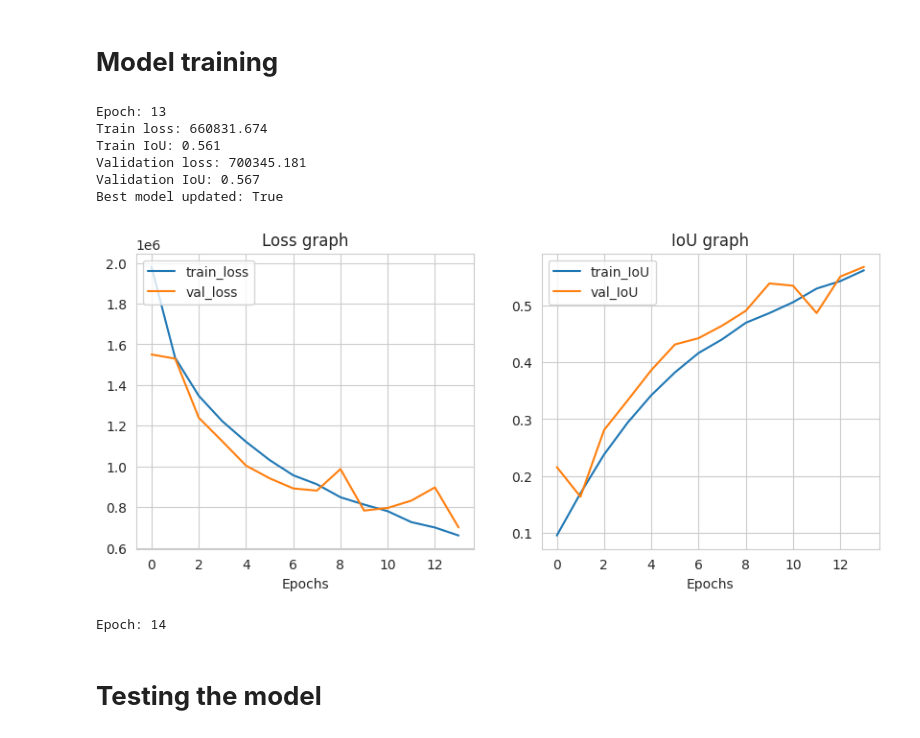
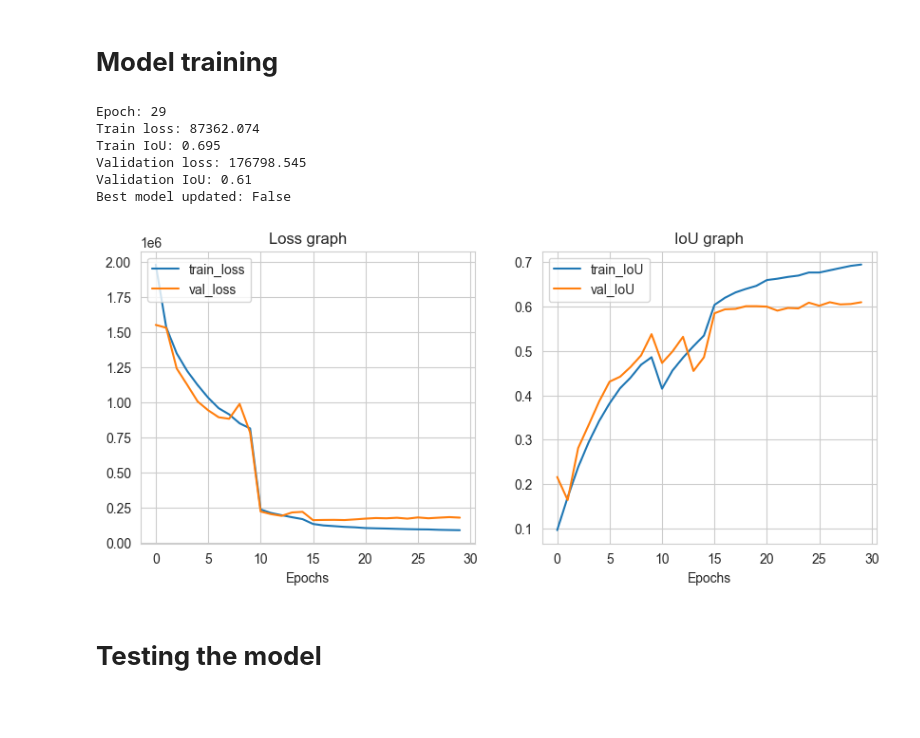
Before and after one commit to Gzaborey/Spacer, a Jupyter notebook: UNet_person_detector_train.ipynb, the cells around one changed output. Cells and saved outputs as stored; diff of their text form; code cells hidden in the pictures; blank space fills up the shorter version.

```diff
--- a/UNet_person_detector_train.ipynb
+++ b/UNet_person_detector_train.ipynb
@@ -380,9 +380,9 @@ val_images_dir = get_filepaths('people_segmentation/val/images')
 val_masks_dir = get_filepaths('people_segmentation/val/masks')
 # %%
 # Initialize the dataloaders
-train_loader = get_dataloader(train_images_dir, train_masks_dir, rescale_size=256,
+train_loader = get_dataloader(train_images_dir, train_masks_dir, rescale_size=128,
                                   batch_size=64, shuffle=True)
-val_loader = get_dataloader(val_images_dir, val_masks_dir, rescale_size=256,
+val_loader = get_dataloader(val_images_dir, val_masks_dir, rescale_size=128,
                                   batch_size=64, shuffle=False)
 # %% [markdown]
 # **Model building**
@@ -648,7 +648,7 @@ def train(model, train_loader, val_loader, criterion, optimizer,
         visualize_training(train_history, val_history)
 
         # Making a checkpoint
-        root = '/content/gdrive/MyDrive/Machine_Learning/Projects/Spacer/UNet_versions_128p'
+        root = 'UNet_versions_128p'
         if len(train_history.index) % 5 == 0:
             model_dir = os.path.join(root, f'UNet_epoch_{len(train_history.index)}')
             if os.path.exists(model_dir):
@@ -704,25 +704,24 @@ def predict_one_sample(model, image_path, resize_scale,
 model = UNet().to(device)
 # %%
 # Loading the model
-model_path = '/content/gdrive/MyDrive/Machine_Learning/Projects/Spacer/UNet_versions_128p/UNet_epoch_10'
+model_path = 'UNet_versions_128p/UNet_epoch_20'
 train_history, val_history = load_model(model_path)
 # %%
 # Initializing the loss function, optimizer
 criterion = nn.BCEWithLogitsLoss(reduction='sum')
-optimizer = torch.optim.Adam(model.parameters(), lr=0.001)
+optimizer = torch.optim.Adam(model.parameters(), lr=0.00005)
 # %%
 # Training the model
 train_history, val_history, best_model = train(model, train_loader, val_loader,
-                                               criterion, optimizer, epochs=20,
+                                               criterion, optimizer, epochs=5,
                                                train_history=train_history, val_history=val_history)
 # %% [output]
-Epoch: 13
-Train loss: 660831.674
-Train IoU: 0.561
-Validation loss: 700345.181
-Validation IoU: 0.567
-Best model updated: True
+Epoch: 29
+Train loss: 87362.074
+Train IoU: 0.695
+Validation loss: 176798.545
+Validation IoU: 0.61
+Best model updated: False
-[figure, old version]
+[figure, new version]
-Epoch: 14
 # %%
 # Saving the best model
```
Also changed, not shown: parts of 10 cells of this notebook.
